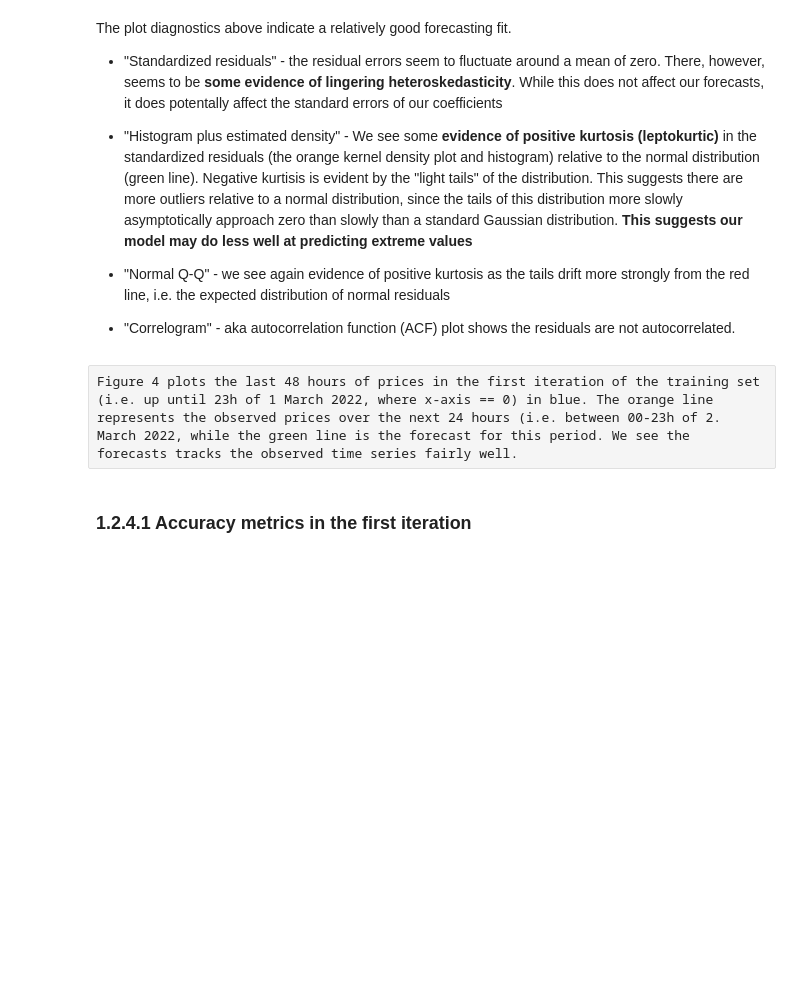
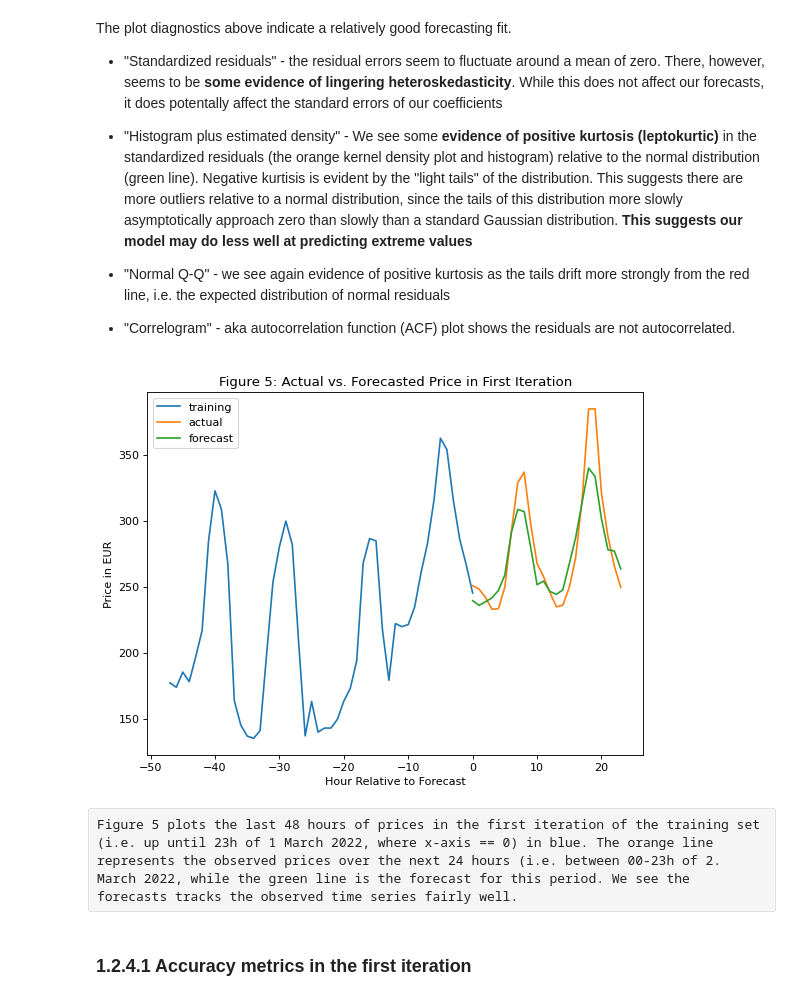
Before and after one commit to kingjosephm/Timeseries-forecasting, a Jupyter notebook: Part1.ipynb, the cells around one changed output. Saved outputs shown, nothing was run; the diff lists cells and outputs as text; code cells hidden in the pictures; blank space fills up the shorter version.

```diff
--- a/Part1.ipynb
+++ b/Part1.ipynb
@@ -382,15 +466,17 @@ test['countdown'] = ((test['dt'] - test['dt'].min()) / np.timedelta64(1, 'h')).a
 # %%
 figure(figsize=(8, 6), dpi=80)
 plt.plot(train['countdown'], train['price'], label='training')
 plt.plot(test['countdown'], test['price'], label='actual')
 plt.plot(test['countdown'], fc, label='forecast')
 plt.xlabel('Hour Relative to Forecast')
 plt.ylabel('Price in EUR')
 plt.legend()
-plt.title("Figure 4: Actual vs. Forecasted Price in First Iteration")
+plt.title("Figure 5: Actual vs. Forecasted Price in First Iteration")
 plt.show()
+# %% [output]
+[figure, added]
 # %% [raw]
-Figure 4 plots the last 48 hours of prices in the first iteration of the training set (i.e. up until 23h of 1 March 2022, where x-axis == 0) in blue. The orange line represents the observed prices over the next 24 hours (i.e. between 00-23h of 2. March 2022, while the green line is the forecast for this period. We see the forecasts tracks the observed time series fairly well.
+Figure 5 plots the last 48 hours of prices in the first iteration of the training set (i.e. up until 23h of 1 March 2022, where x-axis == 0) in blue. The orange line represents the observed prices over the next 24 hours (i.e. between 00-23h of 2. March 2022, while the green line is the forecast for this period. We see the forecasts tracks the observed time series fairly well.
 # %% [markdown]
 ### 1.2.4.1 Accuracy metrics in the first iteration
 # %%
```
Also changed, not shown: parts of 22 cells of this notebook.
